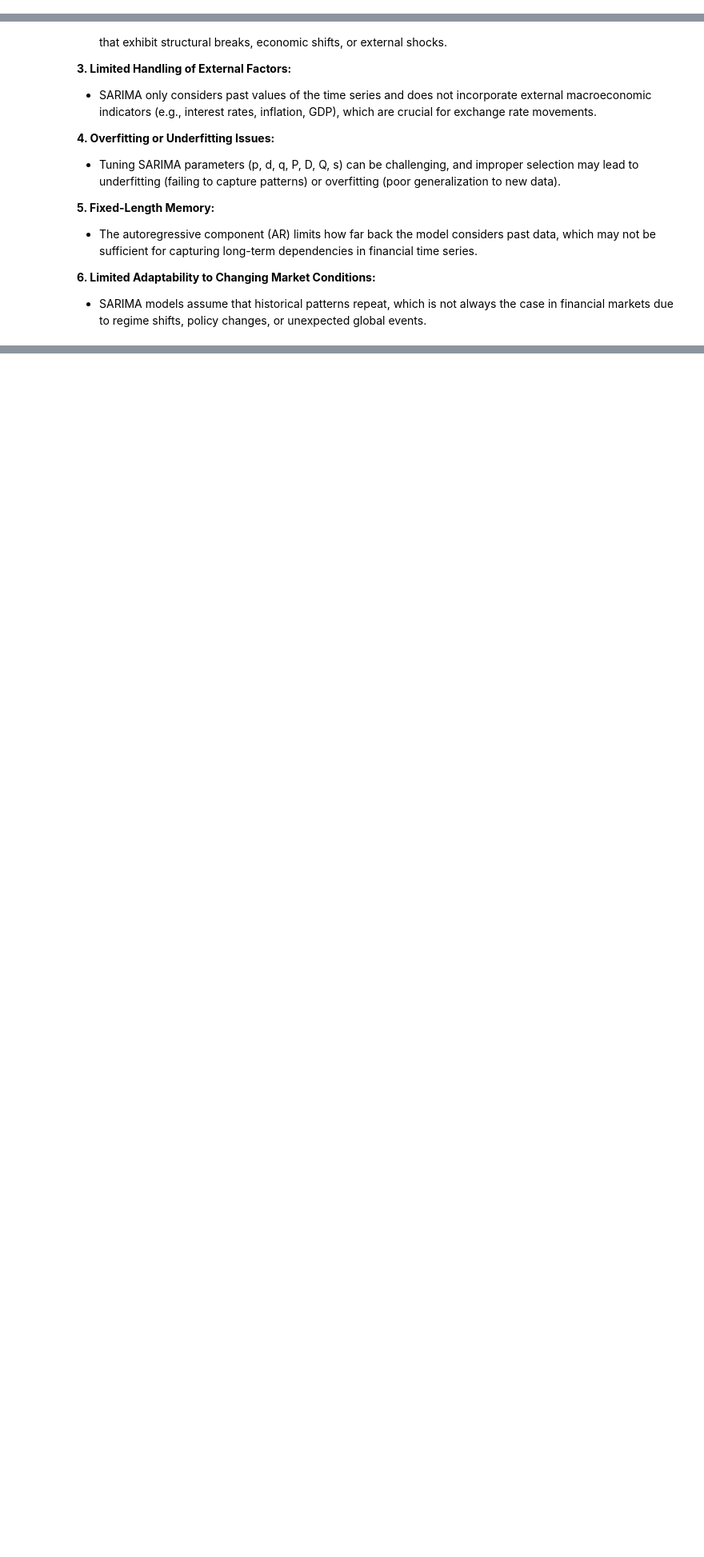
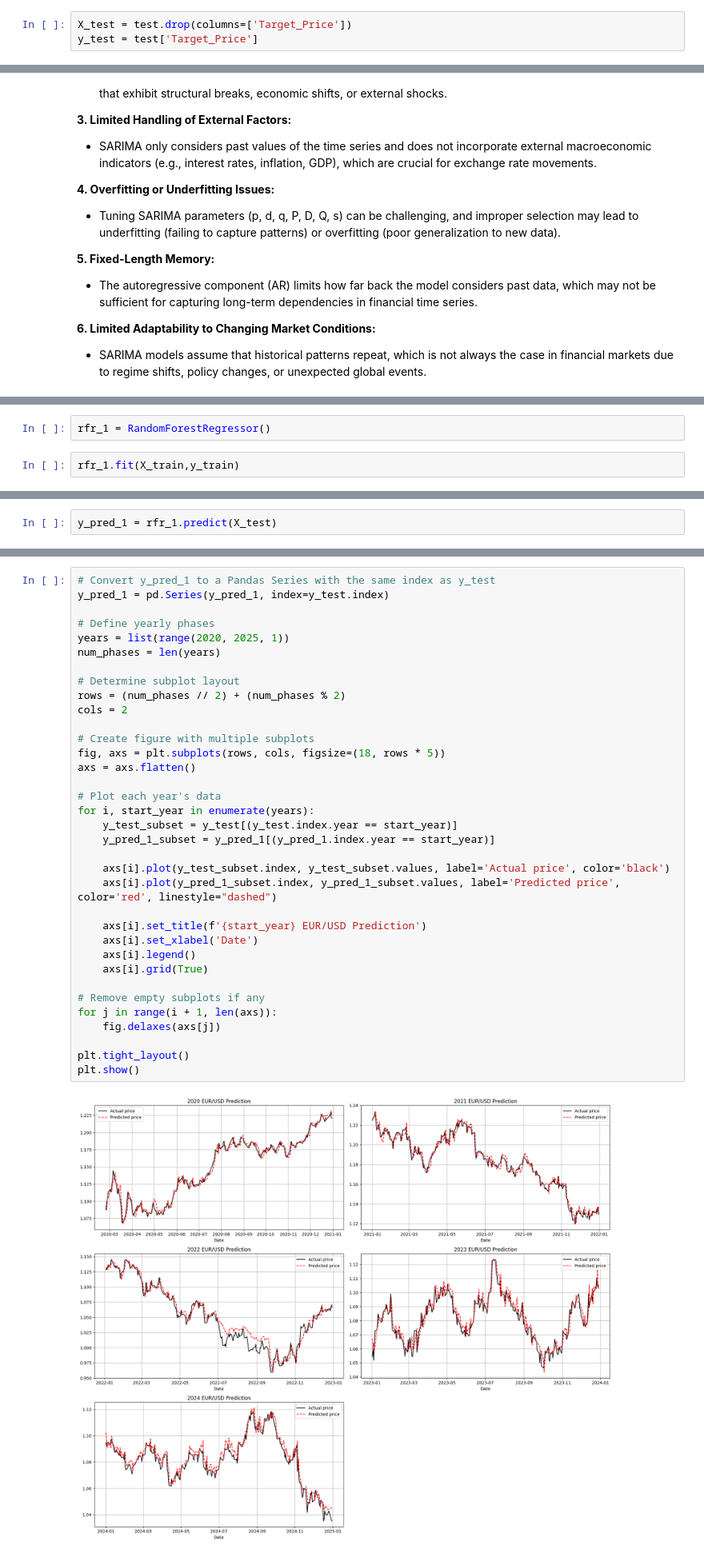
Before and after one commit to Saifansari-ai/eurousd_price_predictor, a Jupyter notebook: model-training.ipynb, the cells around one changed output, grey strips where cells are left out. Shown at 80% size. Drawn from its saved outputs; the diff is of its cells as text; blank space fills up the shorter version.

```diff
--- a/model-training.ipynb
+++ b/model-training.ipynb
@@ -262,3 +223,6 @@ test.head(-1)
+# %%
+X_test = test.drop(columns=['Target_Price'])
+y_test = test['Target_Price']
 # %%
 # Convert 'Price' to float32 to save memory
 train["Price"] = train["Price"].astype("float32")
@@ -483,0 +372,4 @@ The SARIMA (Seasonal Autoregressive Integrated Moving Average) model, while effe
+# %%
+rfr_1 = RandomForestRegressor()
+# %%
+rfr_1.fit(X_train,y_train)
@@ -483,0 +378,2 @@ The SARIMA (Seasonal Autoregressive Integrated Moving Average) model, while effe
+# %%
+y_pred_1 = rfr_1.predict(X_test)
@@ -483,0 +424,37 @@ The SARIMA (Seasonal Autoregressive Integrated Moving Average) model, while effe
+# %%
+# Convert y_pred_1 to a Pandas Series with the same index as y_test
+y_pred_1 = pd.Series(y_pred_1, index=y_test.index)
+
+# Define yearly phases
+years = list(range(2020, 2025, 1))
+num_phases = len(years)
+
+# Determine subplot layout
+rows = (num_phases // 2) + (num_phases % 2)
+cols = 2
+
+# Create figure with multiple subplots
+fig, axs = plt.subplots(rows, cols, figsize=(18, rows * 5))
+axs = axs.flatten()
+
+# Plot each year's data
+for i, start_year in enumerate(years):
+    y_test_subset = y_test[(y_test.index.year == start_year)]
+    y_pred_1_subset = y_pred_1[(y_pred_1.index.year == start_year)]
+
+    axs[i].plot(y_test_subset.index, y_test_subset.values, label='Actual price', color='black')
+    axs[i].plot(y_pred_1_subset.index, y_pred_1_subset.values, label='Predicted price', color='red', linestyle="dashed")
+
+    axs[i].set_title(f'{start_year} EUR/USD Prediction')
+    axs[i].set_xlabel('Date')
+    axs[i].legend()
+    axs[i].grid(True)
+
+# Remove empty subplots if any
+for j in range(i + 1, len(axs)):
+    fig.delaxes(axs[j])
+
+plt.tight_layout()
+plt.show()
+# %% [output]
+[figure, added]
```
Also changed, not shown: parts of 50 cells of this notebook.
